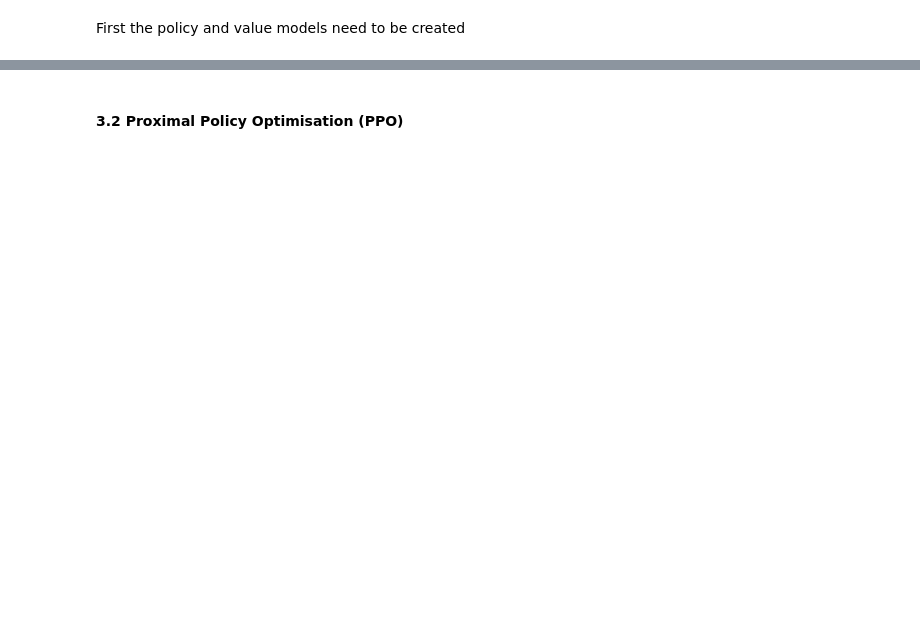
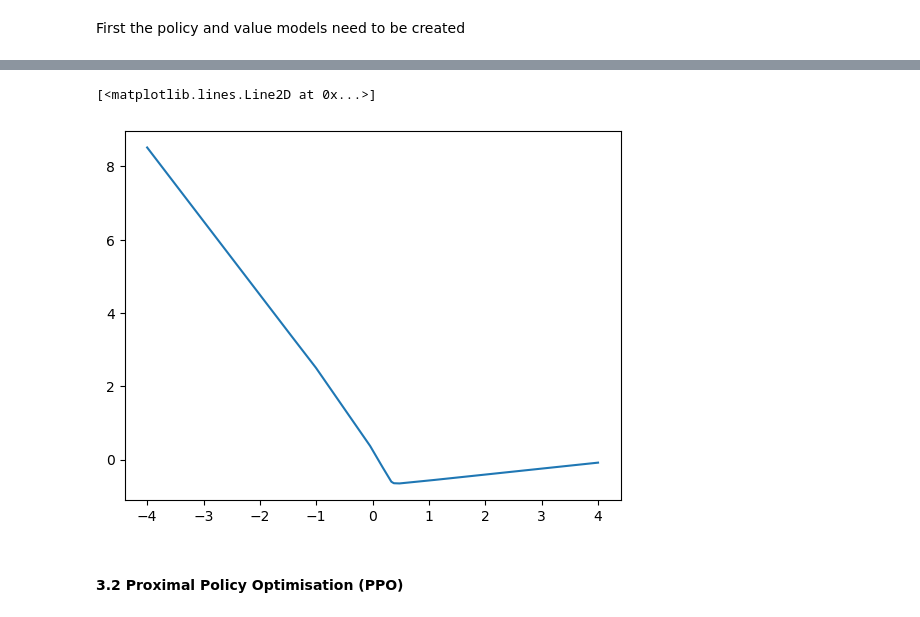
Before and after one commit to quintengeerts2000/MasterThesis-DRL_applications_to_stat_arb, a Jupyter notebook: monte_carlo_simulators/OU_stoch_control.ipynb, the cells around one changed output, grey strips where cells are left out. Saved outputs shown, nothing was run; the diff lists cells and outputs as text; code cells hidden in the pictures; blank space fills up the shorter version.

```diff
--- a/monte_carlo_simulators/OU_stoch_control.ipynb
+++ b/monte_carlo_simulators/OU_stoch_control.ipynb
@@ -725,2 +676,12 @@ for episode in range(1, MAX_EPISODES+1):
+# %%
+test = np.zeros((1000,3))
+test[:,0] = np.linspace(-4,4,1000)
+
+action_test,_,_ = agent(torch.Tensor(test))
+# %%
+plt.plot(np.linspace(-4,4,1000), action_test.detach().numpy())
+# %% [output]
+[<matplotlib.lines.Line2D at 0x...>]
+[figure, added]
 # %% [markdown]
 #### 3.2 Proximal Policy Optimisation (PPO)
```
Also changed, not shown: parts of 20 cells of this notebook, 1 other file.
